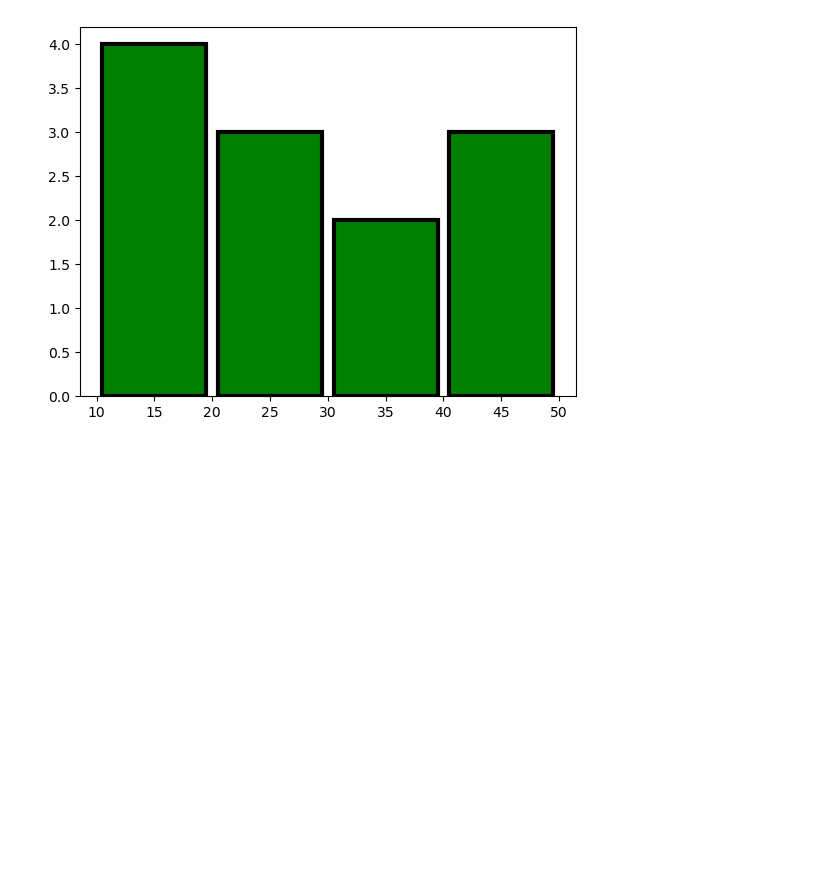
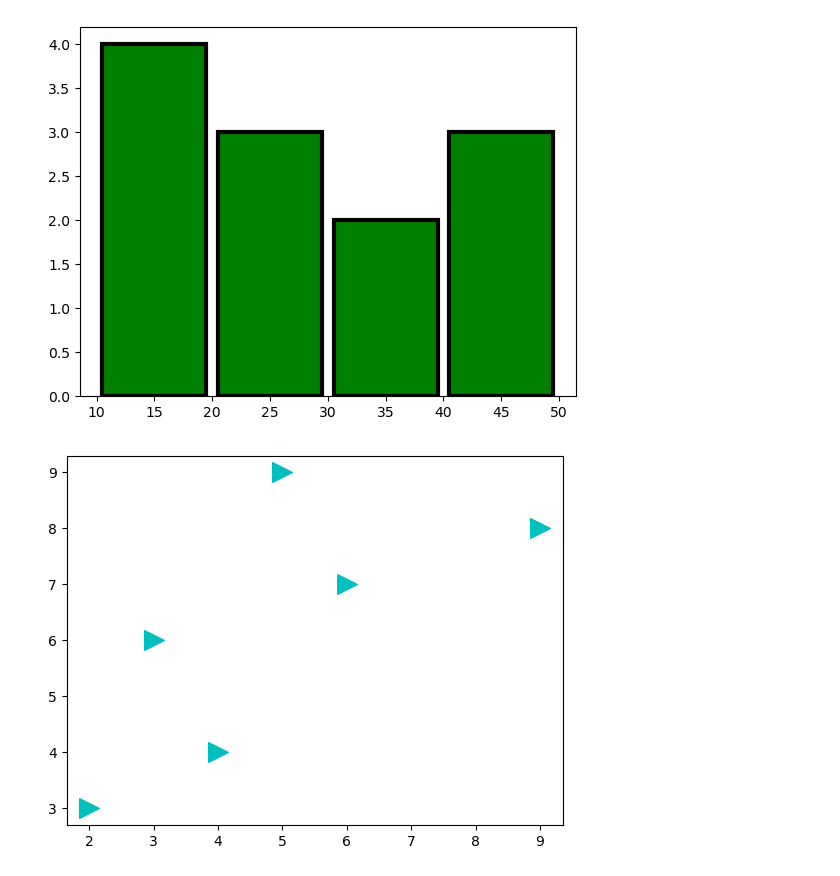
Before and after one commit to CodeByDeepankar/CTTC-AIML, a Jupyter notebook: Day10.ipynb, the cells around one changed output. Drawn from its saved outputs; the diff is of its cells as text; code cells hidden in the pictures; blank space fills up the shorter version.

```diff
--- a/Day10.ipynb
+++ b/Day10.ipynb
@@ -105,3 +105,12 @@ plt.hist(ages, bins, rwidth=0.9, edgecolor='k', linewidth=3, color='g')
 plt.show()
 # %% [output]
 [figure]
+# %%
+#Scatter plot
+x = [2,4,3,6,9,5]
+y = [3,4,6,7,8,9]
+
+plt.scatter(x,y,s=200,color='c', marker='>')
+plt.show()
+# %% [output]
+[figure, added]
```
Also changed, not shown: parts of 2 cells of this notebook, 1 other file.
